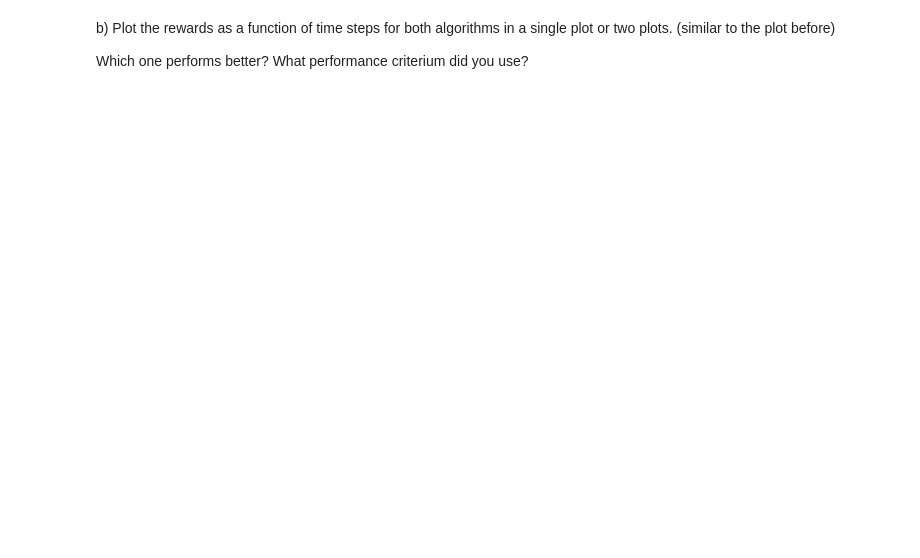
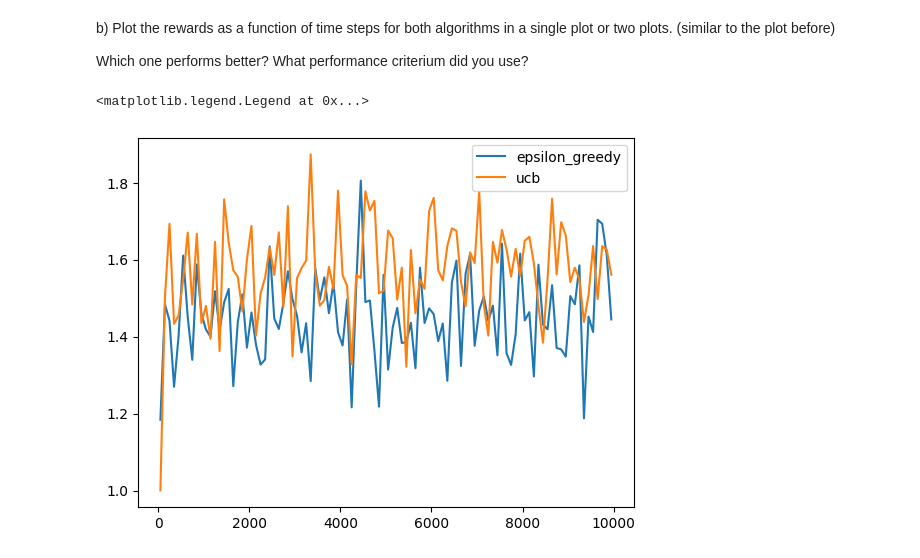
Before and after one commit to heseltime/reinforcement-learning-ubern, a Jupyter notebook: ElementaryRL.ipynb, the cells around one changed output. Saved outputs shown, nothing was run; the diff lists cells and outputs as text; code cells hidden in the pictures; blank space fills up the shorter version.

```diff
--- a/ElementaryRL.ipynb
+++ b/ElementaryRL.ipynb
@@ -663,0 +1204,10 @@ def averagewindow(R, d=1):
+# %%
+t1, averaged_epsilon_greedy = averagewindow(rewards_epsilon_greedy, d=100)
+t2, averaged_ucb = averagewindow(rewards_ucb, d=100)
+
+plt.plot(t1, averaged_epsilon_greedy, label='epsilon_greedy')
+plt.plot(t2, averaged_ucb, label='ucb')
+plt.legend()
+# %% [output]
+<matplotlib.legend.Legend at 0x...>
+[figure, added]
```
Also changed, not shown: parts of 23 cells of this notebook.
